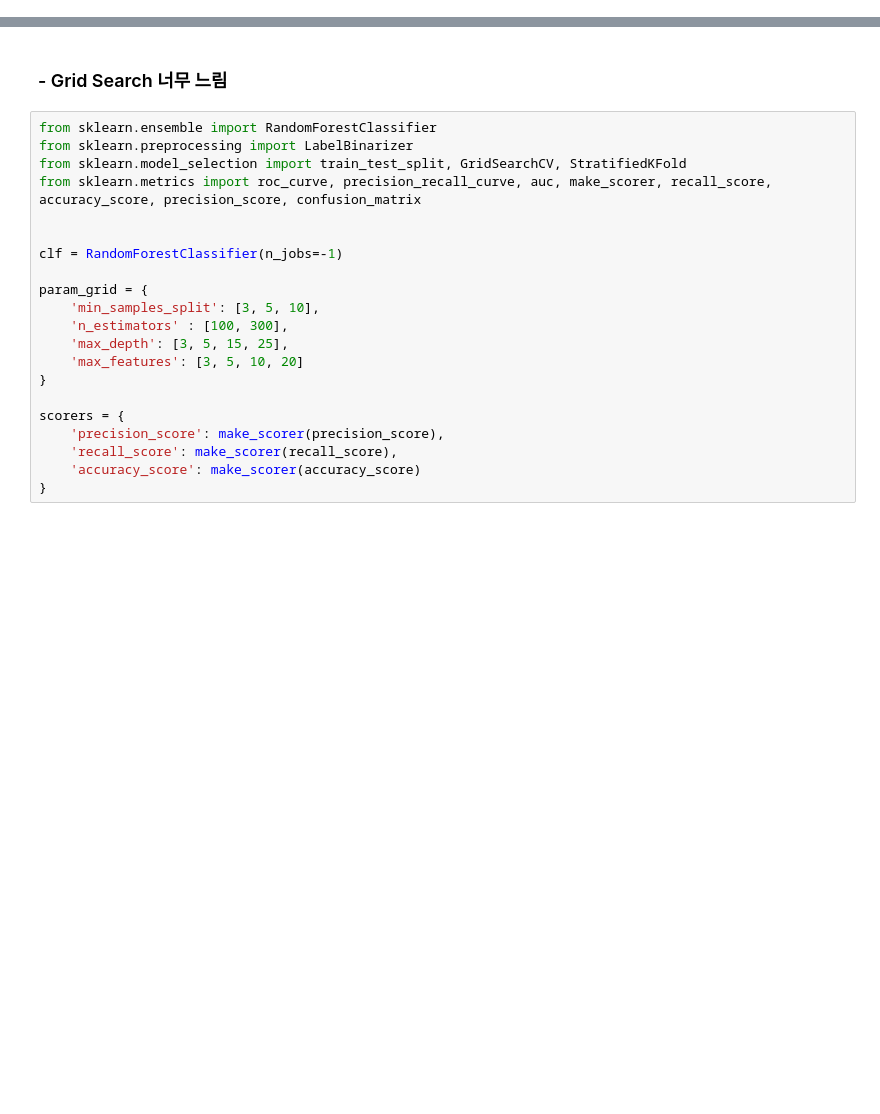
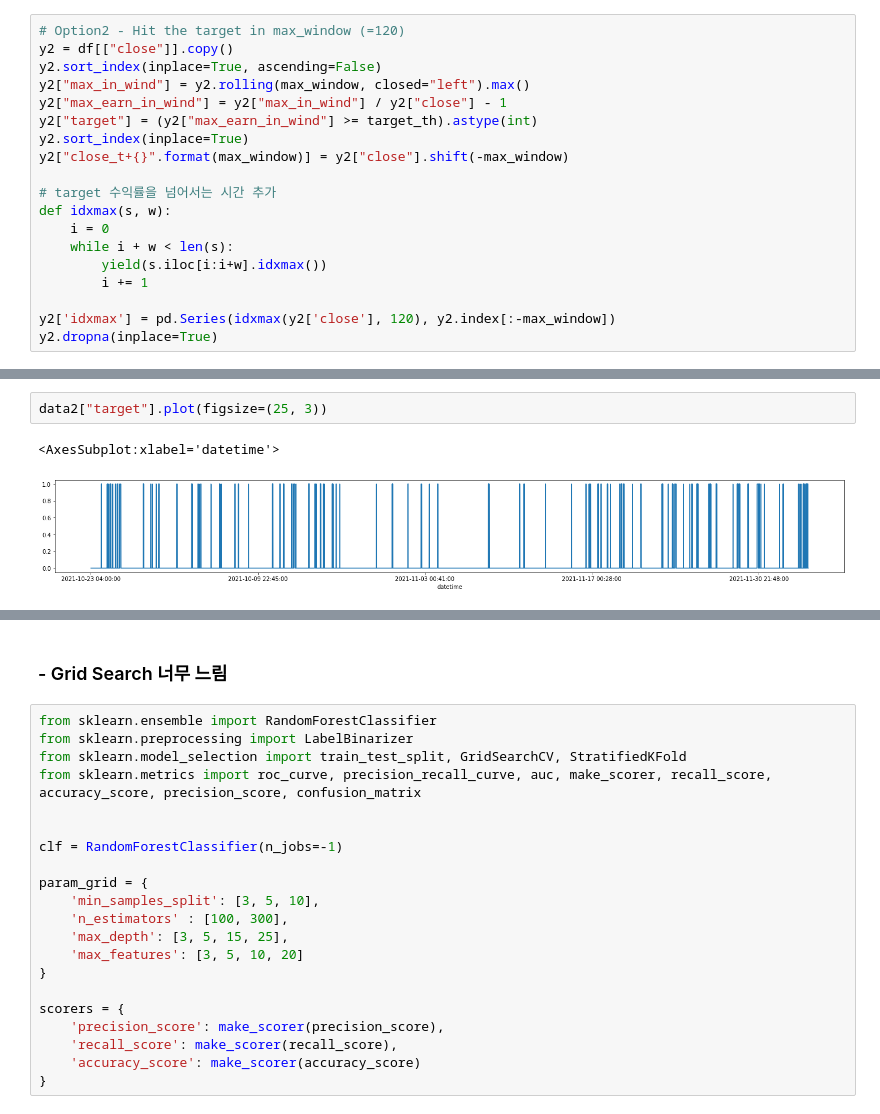
Before and after one commit to iamhyeonje/investing, a Jupyter notebook: coin.ipynb, the cells around one changed output, grey strips where cells are left out. Cells and saved outputs as stored; diff of their text form; blank space fills up the shorter version.

```diff
--- a/coin.ipynb
+++ b/coin.ipynb
@@ -185,0 +186,19 @@ max: nan
+# %%
+# Option2 - Hit the target in max_window (=120)
+y2 = df[["close"]].copy()
+y2.sort_index(inplace=True, ascending=False)
+y2["max_in_wind"] = y2.rolling(max_window, closed="left").max()
+y2["max_earn_in_wind"] = y2["max_in_wind"] / y2["close"] - 1
+y2["target"] = (y2["max_earn_in_wind"] >= target_th).astype(int)
+y2.sort_index(inplace=True)
+y2["close_t+{}".format(max_window)] = y2["close"].shift(-max_window)
+
+# target 수익률을 넘어서는 시간 추가
+def idxmax(s, w):
+    i = 0
+    while i + w < len(s):
+        yield(s.iloc[i:i+w].idxmax())
+        i += 1
+
+y2['idxmax'] = pd.Series(idxmax(y2['close'], 120), y2.index[:-max_window])
+y2.dropna(inplace=True)
@@ -185,0 +233,5 @@ max: nan
+# %%
+data2["target"].plot(figsize=(25, 3))
+# %% [output]
+<AxesSubplot:xlabel='datetime'>
+[figure, added]
```
Also changed, not shown: parts of 54 cells of this notebook.
